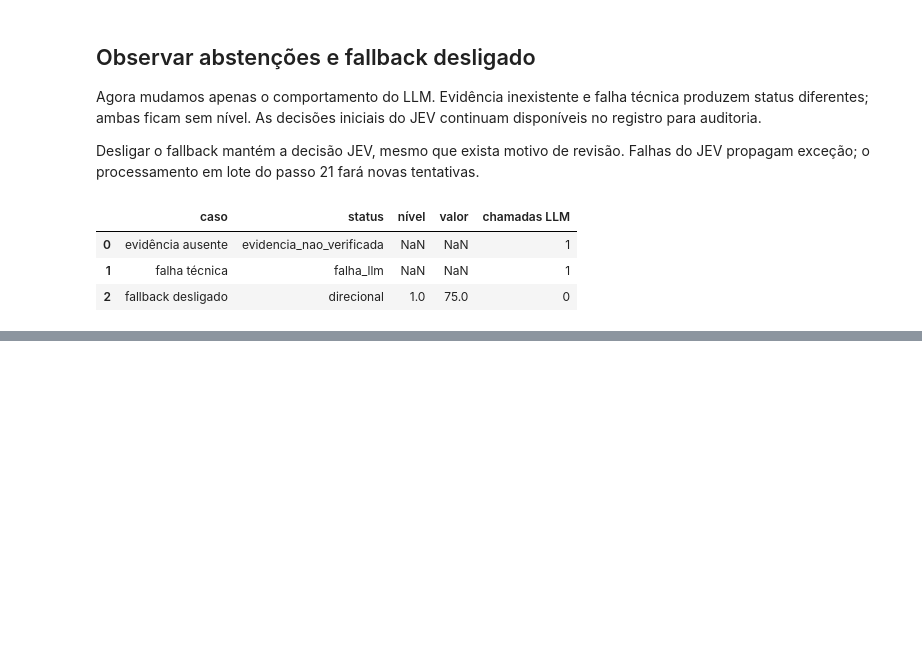
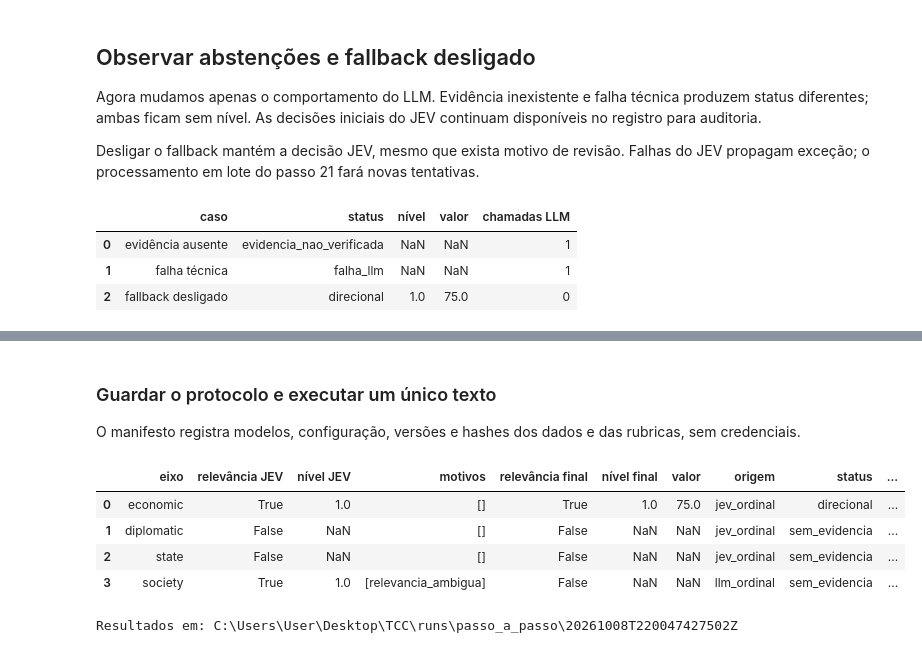
Before and after one commit to micaelol12/TCC, a Jupyter notebook: teste.ipynb, the cells around one changed output, grey strips where cells are left out. Drawn from its saved outputs; the diff is of its cells as text; code cells hidden in the pictures; blank space fills up the shorter version.

```diff
--- a/teste.ipynb
+++ b/teste.ipynb
@@ -1576,0 +2002,38 @@ assert resultados_casos[2]["chamadas LLM"] == 0
+# %% [markdown]
+### Guardar o protocolo e executar um único texto
+
+O manifesto registra modelos, configuração, versões e hashes dos dados e das rubricas, sem credenciais.
+# %%
+DIR_ESTUDO = None
+if EXECUTAR_APIS:
+    id_estudo = datetime.now(timezone.utc).strftime("%Y%m%dT%H%M%S%fZ")
+    raiz_projeto = Path(QUESTIONS_PATH).resolve().parent.parent
+    DIR_ESTUDO = raiz_projeto / "runs" / "passo_a_passo" / id_estudo
+    DIR_ESTUDO.mkdir(parents=True, exist_ok=False)
+    manifesto = {
+        "run_id": id_estudo, "python": sys.version, "modelo_jev": MODELO_JEV,
+        "modelo_llm": MODELO_LLM if pipeline_real.config["usar_fallback"] else None,
+        "temperatura": TEMPERATURA_LLM if pipeline_real.config["usar_fallback"] else None,
+        "config": pipeline_real.config, "chunks": CONFIG_CHUNKS, "indice": CONFIG_INDICE,
+        "limite_perguntas": LIMITE_PERGUNTAS, "documento": DOCUMENTO_NOME,
+        "pacotes": {p: version(p) for p in ["typesafe-sdk", "openai", "pydantic", "numpy", "pandas"]},
+        "hash_perguntas": hashlib.sha256(Path(QUESTIONS_PATH).read_bytes()).hexdigest(),
+        "hash_exemplo": hashlib.sha256(TEXTO_DEMO.encode("utf-8")).hexdigest(),
+        "hash_texto_limpo": (hashlib.sha256(texto_limpo.encode("utf-8")).hexdigest()
+                             if EXECUTAR_DOCUMENTO else None),
+        "hash_rubricas": hashlib.sha256(json.dumps(
+            pipeline_real.rubricas, sort_keys=True, ensure_ascii=False).encode("utf-8")).hexdigest(),
+    }
+    (DIR_ESTUDO / "manifesto.json").write_text(
+        json.dumps(_json_estrito(manifesto), ensure_ascii=False, indent=2), encoding="utf-8")
+    registro_real = (await classificar_lote(
+        pipeline_real, [("exemplo", TEXTO_DEMO)], DIR_ESTUDO / "exemplo.jsonl"))[0]
+    display(tabela_decisoes(registro_real))
+    print("Resultados em:", DIR_ESTUDO)
+# %% [output]
+|  | eixo | relevância JEV | nível JEV | motivos | relevância final | nível final | valor | origem | status | ... |
+| 0 | economic | True | 1.0 | [] | True | 1.0 | 75.0 | jev_ordinal | direcional | ... |
+| 1 | diplomatic | False | NaN | [] | False | NaN | NaN | jev_ordinal | sem_evidencia | ... |
+| 2 | state | False | NaN | [] | False | NaN | NaN | jev_ordinal | sem_evidencia | ... |
+| 3 | society | True | 1.0 | [relevancia_ambigua] | False | NaN | NaN | llm_ordinal | sem_evidencia | ... |
+Resultados em: C:\Users\User\Desktop\TCC\runs\passo_a_passo\20261008T220047427502Z
```
Also changed, not shown: parts of 50 cells of this notebook, 11 other files.
